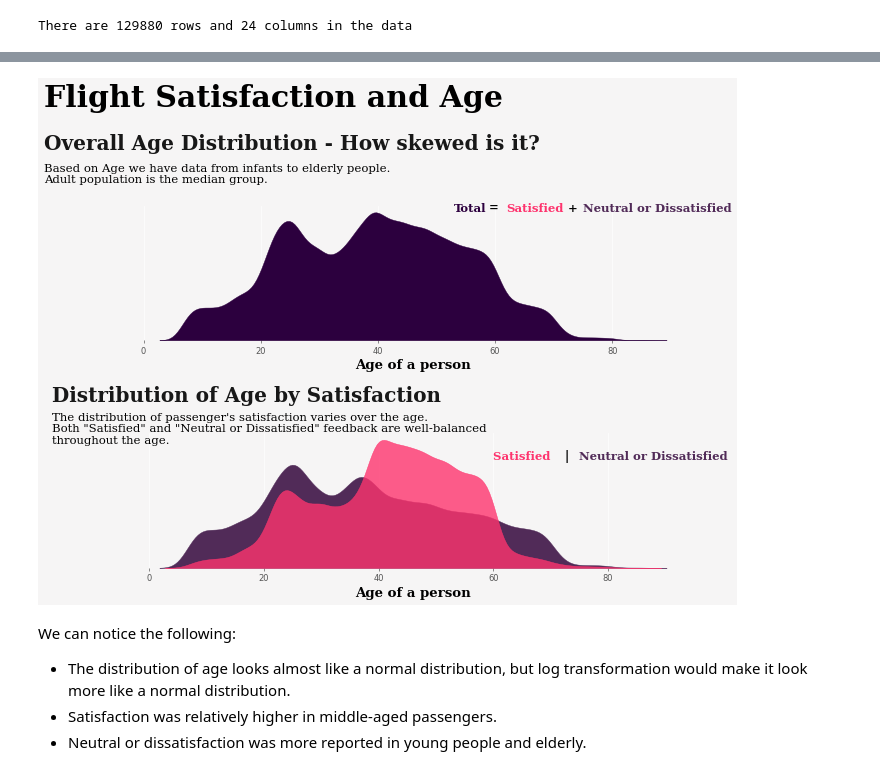
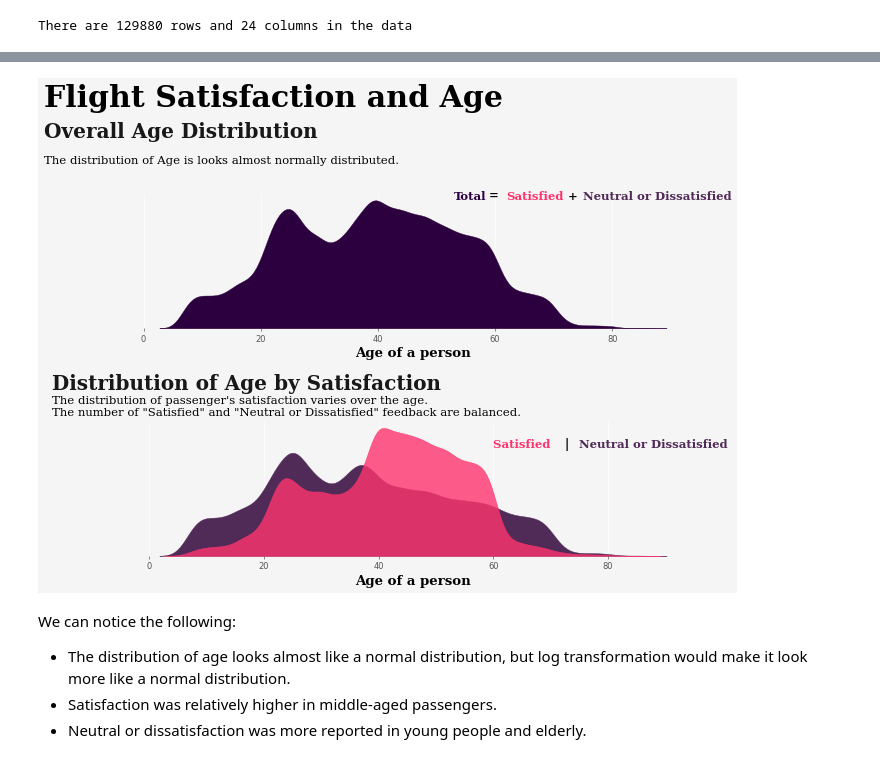
Before and after one commit to phily5051/CASA0006, a Jupyter notebook: business_traveler.ipynb, the cells around one changed output, grey strips where cells are left out. Saved outputs shown, nothing was run; the diff lists cells and outputs as text; code cells hidden in the pictures.

```diff
--- a/business_traveler.ipynb
+++ b/business_traveler.ipynb
@@ -405,38 +387,38 @@ fig.patch.set_facecolor('#f6f5f5')
 
 
 # distribution plots ---- only single variable, to show an overall distribution of a single variable
 
 sns.kdeplot(data = data, x = 'Age', ax = ax1, shade = True, color = '#2c003e', alpha = 1, )
 ax1.set_xlabel('Age of a person', fontdict = {'font':'Serif', 'color': 'black', 'size': 16,'weight':'bold' })
-ax1.text(-17,0.037,'Overall Age Distribution - How skewed is it?', {'font':'Serif', 'color': 'black','weight':'bold','size':24}, alpha = 0.9)
-ax1.text(-17,0.0305, 'Based on Age we have data from infants to elderly people.\nAdult population is the median group.',
+ax1.text(-17,0.037,'Overall Age Distribution', {'font':'Serif', 'color': 'black','weight':'bold','size':24}, alpha = 0.9)
+ax1.text(-17,0.032, 'The distribution of Age is looks almost normally distributed.',
         {'font':'Serif', 'size':'14','color': 'black'})
 ax1.text(53,0.025, 'Total',{'font':'Serif', 'size':'14','color': '#2c003e','weight':'bold'})
 ax1.text(59,0.025, '=',{'font':'Serif', 'size':'14','color': 'black','weight':'bold'})
 ax1.text(62,0.025, 'Satisfied',{'font':'Serif', 'size':'14','color': '#fe346e','weight':'bold'})
 ax1.text(72.5,0.025, '+',{'font':'Serif', 'size':'14','color': 'black','weight':'bold'})
 ax1.text(75,0.025, 'Neutral or Dissatisfied',{'font':'Serif', 'size':'14','color': '#512b58','weight':'bold'})
 
 
 
 # distribution plots with hue of satisfaction, to show the distribution of a variable with regards to target variable
 
 
 sns.kdeplot(data = data[data['Satisfaction'] == "Neutral or Dissatisfied"], x = 'Age',ax = ax2, shade = True,  alpha = 1, color = '#512b58' )
 sns.kdeplot(data = data[data['Satisfaction'] == "Satisfied"], x = 'Age',ax = ax2, shade = True,  alpha = 0.8, color = '#fe346e')
 
 ax2.set_xlabel('Age of a person', fontdict = {'font':'Serif', 'color': 'black', 'weight':'bold','size': 16})
 
 ax2.text(-17,0.0415,'Distribution of Age by Satisfaction', {'font':'Serif', 'weight':'bold','color': 'black', 'size':24}, alpha= 0.9)
-ax2.text(-17,0.031,'The distribution of passenger\'s satisfaction varies over the age. \nBoth "Satisfied" and "Neutral or Dissatisfied" feedback are well-balanced \nthroughout the age.', {'font':'Serif', 'color': 'black', 'size':14})
+ax2.text(-17,0.035,'The distribution of passenger\'s satisfaction varies over the age. \nThe number of "Satisfied" and "Neutral or Dissatisfied" feedback are balanced.', {'font':'Serif', 'color': 'black', 'size':14})
 ax2.text(60,0.027, 'Satisfied ', {'font': 'Serif','weight':'bold','size': '14','weight':'bold','style':'normal', 'color':'#fe346e'})
 ax2.text(72.5,0.027, '|', {'color':'black' , 'size':'14', 'weight': 'bold'})
 ax2.text(75,0.027, 'Neutral or Dissatisfied', {'font': 'Serif','weight':'bold', 'size': '14','style':'normal', 'weight':'bold','color':'#512b58'})
 
-fig.text(0,0.97,'Flight Satisfaction and Age',{'font':'Serif', 'weight':'bold','color': 'black', 'size':36})
+fig.text(0,0.95,'Flight Satisfaction and Age',{'font':'Serif', 'weight':'bold','color': 'black', 'size':36})
 fig.show()
 # %% [output]
-[figure, old version]
+[figure, new version]
 # %% [markdown]
 We can notice the following:
 
```
Also changed, not shown: parts of 106 cells of this notebook.
